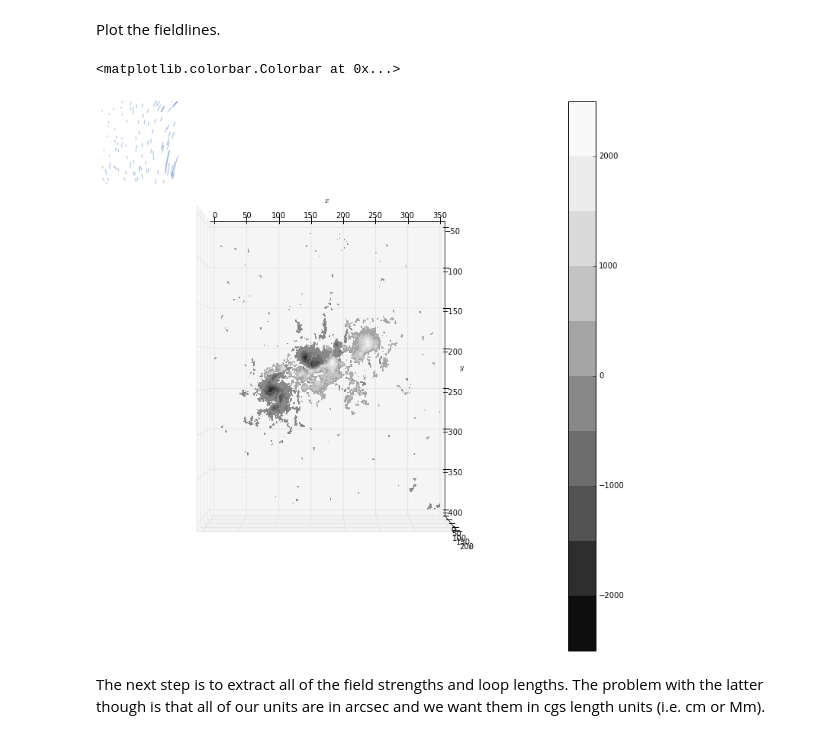
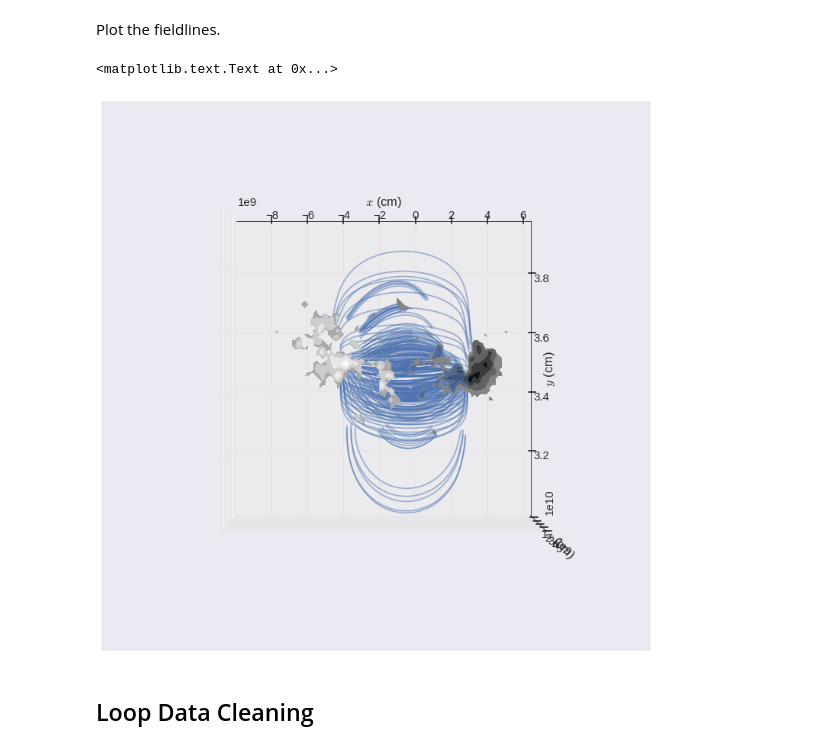
Before and after one commit to wtbarnes/research_notebook, a Jupyter notebook: FieldLineViz/field_line_viz_pipeline_example.ipynb, the cells around one changed output. Saved outputs shown, nothing was run; the diff lists cells and outputs as text; code cells hidden in the pictures.

```diff
--- a/FieldLineViz/field_line_viz_pipeline_example.ipynb
+++ b/FieldLineViz/field_line_viz_pipeline_example.ipynb
@@ -181,4 +257,8 @@ bbox = np.array([xrangeextended.value,yrangeextended.value,zrange.value])
 # %%
-ds = yt.load_uniform_grid(data,data['Bx'][0].shape,
-                          length_unit="cm",bbox=bbox,)
+ds = yt.load_uniform_grid(data,
+                          data['Bx'][0].shape,
+                          bbox=bbox,
+                          length_unit='cm',
+                          geometry=('cartesian',('x','y','z')),
+                          nprocs=64)
 # %% [output]
@@ -238,0 +272,11 @@ yt : [INFO     ] 2016-07-01 16:42:25,077 AMRKDTree rebuilt, Final Volume: 3.0625
+# %%
+N=500
+seed_points = find_seed_points_smart(ds,boundary_map,N=N,mask_thresh=0.1,lower_boundary_safety=0.0)
+streamlines = yt.visualization.api.Streamlines(ds,
+                                               seed_points,
+                                               xfield='Bx',yfield='By',zfield='Bz',
+                                               get_magnitude=True,direction=-1,
+                                               #length=2.*ds.domain_width[-1].value*cm
+                                            )
+streamlines.integrate_through_volume()
+streamlines.clean_streamlines()
@@ -239,31 +313,29 @@ yt : [INFO     ] 2016-07-01 16:42:25,077 AMRKDTree rebuilt, Final Volume: 3.0625
 # %% [markdown]
 Plot the fieldlines.
 # %%
+#plot fieldlines in AR
 fig=plt.figure(figsize=(10,10))
 ax = Axes3D(fig)
-#add magnetogram surface
-X,Y = np.meshgrid(
-    np.linspace(map_boundary_cropped.xrange.value[0],map_boundary_cropped.xrange.value[1],map_boundary_cropped.data.shape[1]),
-    np.linspace(map_boundary_cropped.yrange.value[0],map_boundary_cropped.yrange.value[1],map_boundary_cropped.data.shape[0])
-)
-mg_masked = np.ma.array(map_boundary_cropped.data,mask=np.fabs(map_boundary_cropped.data)<100.)
-mg_bound = ax.contourf(X,Y,mg_masked,10,cmap=plt.cm.Greys_r,zdir='z',offset=-10.)
+mg_bound = ax.contourf(X,Y,mg_masked,
+                       offset=ds.domain_left_edge[-1],
+                       cmap=plt.cm.Greys_r,
+                       zdir='z')
 #add fieldlines
 for stream in streamlines.streamlines:
     stream = stream[np.all(stream != 0.0, axis=1)]
-    if stream[0,2] < 20. and stream[-1,2] < 50.:
+    if np.fabs(stream[0,2] - stream[-1,2]) < 0.05*ds.domain_width[2]:
         ax.plot3D(stream[:,0], stream[:,1], stream[:,2], alpha=0.5,color=sns.color_palette('deep')[0])
 #axes options
-ax.set_xlim([0,350])
-ax.set_ylim([-400,-50])
-ax.set_zlim([0,200])
-ax.view_init(elev=90, azim=-90)
-ax.set_xlabel(r'$x$')
-ax.set_ylabel(r'$y$')
-ax.set_zlabel(r'$z$')
-plt.colorbar(mg_bound)
+ax.set_xlim([ds.domain_left_edge.value[0],ds.domain_right_edge.value[0]])
+ax.set_ylim([ds.domain_left_edge.value[1],ds.domain_right_edge.value[1]])
+ax.set_zlim([ds.domain_left_edge.value[2],0.5*ds.domain_right_edge.value[2]])
+ax.view_init(elev=90, azim=270)
+ax.set_xlabel(r'$x$ (cm)')
+ax.set_ylabel(r'$y$ (cm)')
+ax.set_zlabel(r'$z$ (cm)')
+#plt.colorbar(mg_bound)
 # %% [output]
-<matplotlib.colorbar.Colorbar at 0x...>
+<matplotlib.text.Text at 0x...>
-[figure, old version]
+[figure, new version]
-# %% [markdown]
-The next step is to extract all of the field strengths and loop lengths. The problem with the latter though is that all of our units are in arcsec and we want them in cgs length units (i.e. cm or Mm).
+# %% [markdown]
+## Loop Data Cleaning
```
Also changed, not shown: parts of 114 cells of this notebook.
